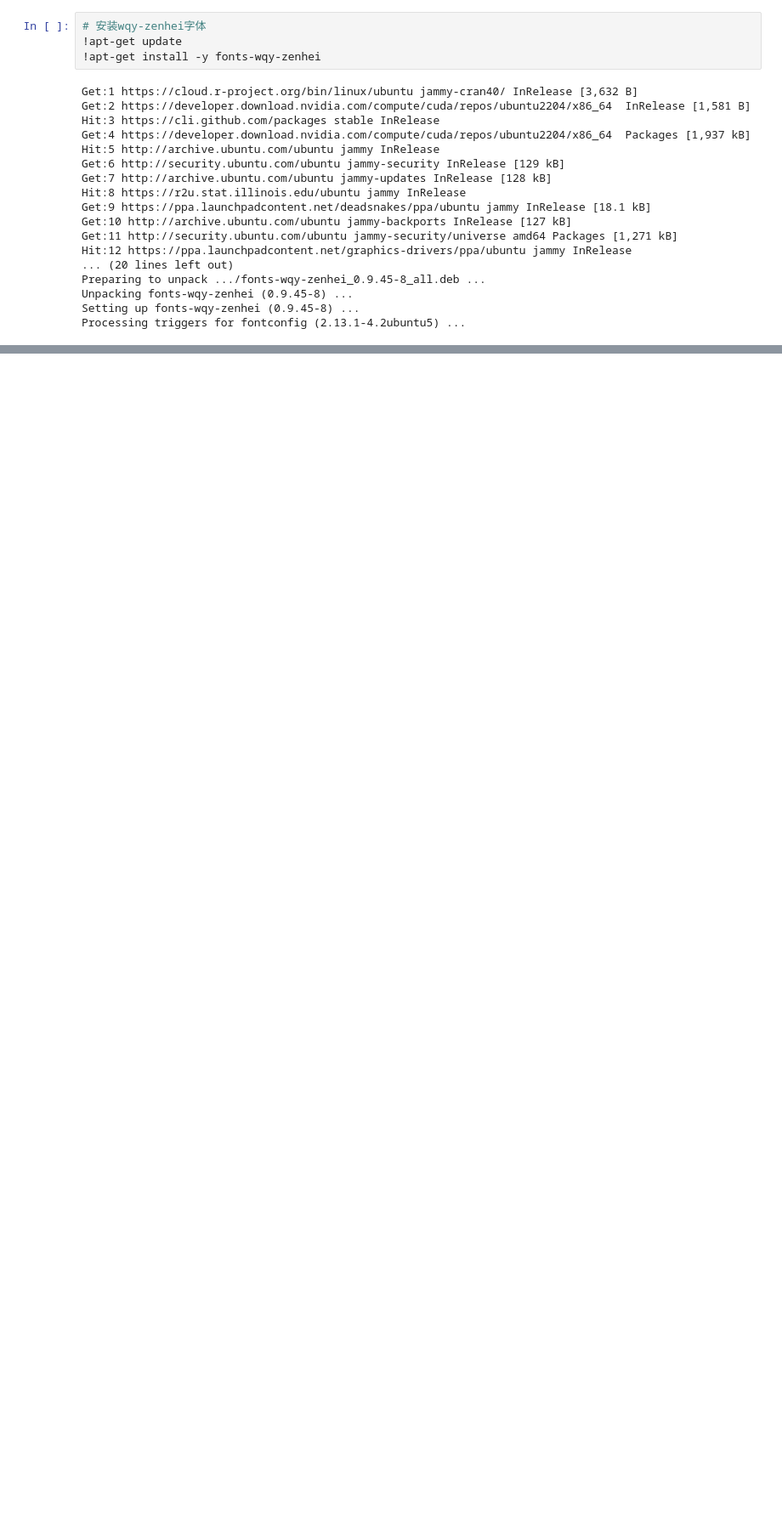
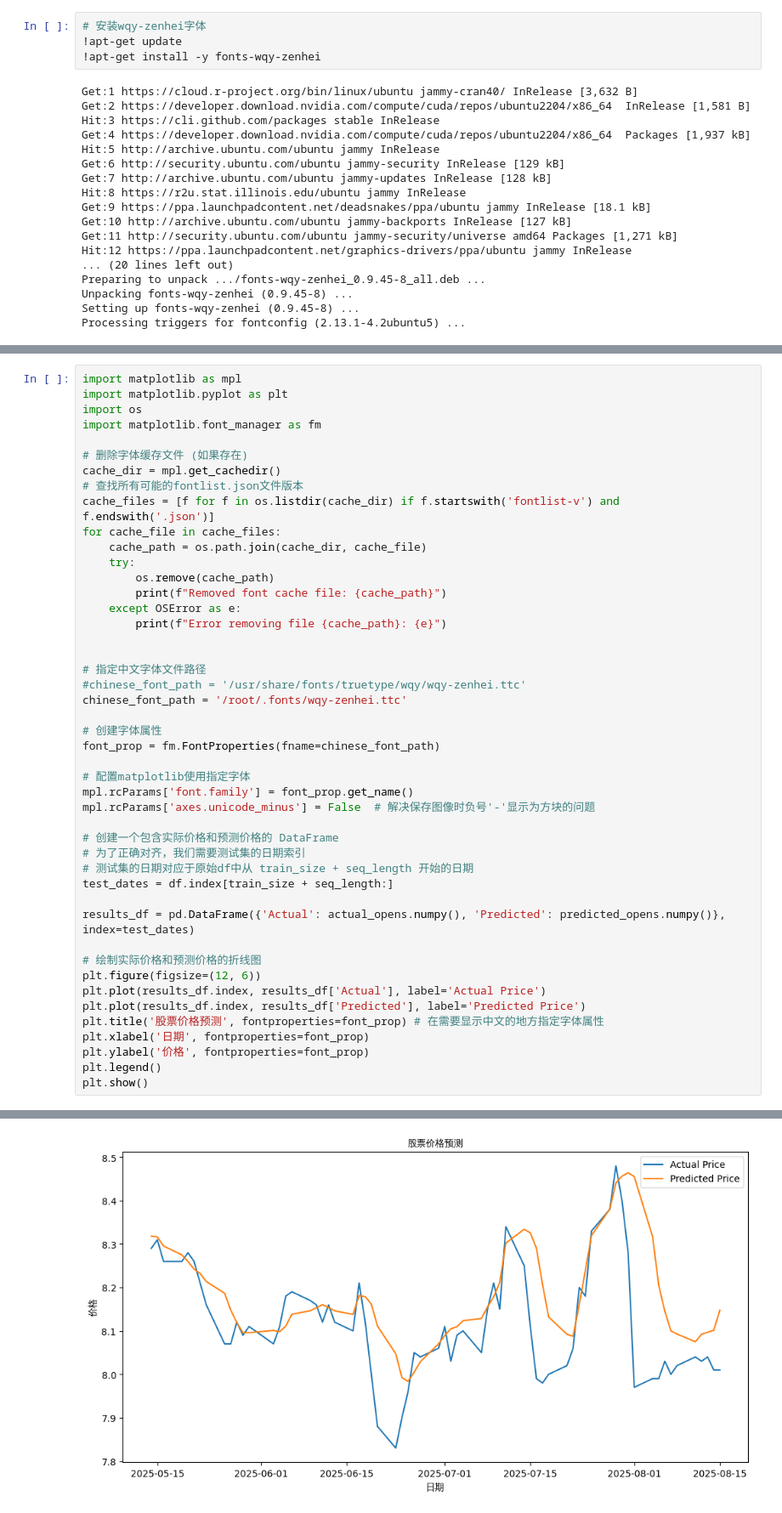
Before and after one commit to bonly/AI, a Jupyter notebook: train_torch.ipynb, the cells around one changed output, grey strips where cells are left out. Shown: that part at 85% size. Drawn from its saved outputs; the diff is of its cells as text; blank space fills up the shorter version.

```diff
--- a/train_torch.ipynb
+++ b/train_torch.ipynb
@@ -397,0 +415,47 @@ AttributeError: module 'matplotlib.font_manager' has no attribute '_rebuild'
+# %%
+import matplotlib as mpl
+import matplotlib.pyplot as plt
+import os
+import matplotlib.font_manager as fm
+
+# 删除字体缓存文件 (如果存在)
+cache_dir = mpl.get_cachedir()
+# 查找所有可能的fontlist.json文件版本
+cache_files = [f for f in os.listdir(cache_dir) if f.startswith('fontlist-v') and f.endswith('.json')]
+for cache_file in cache_files:
+    cache_path = os.path.join(cache_dir, cache_file)
+    try:
+        os.remove(cache_path)
+        print(f"Removed font cache file: {cache_path}")
+    except OSError as e:
+        print(f"Error removing file {cache_path}: {e}")
+
+
+# 指定中文字体文件路径
+#chinese_font_path = '/usr/share/fonts/truetype/wqy/wqy-zenhei.ttc'
+chinese_font_path = '/root/.fonts/wqy-zenhei.ttc'
+
+# 创建字体属性
+font_prop = fm.FontProperties(fname=chinese_font_path)
+
+# 配置matplotlib使用指定字体
+mpl.rcParams['font.family'] = font_prop.get_name()
+mpl.rcParams['axes.unicode_minus'] = False  # 解决保存图像时负号'-'显示为方块的问题
+
+# 创建一个包含实际价格和预测价格的 DataFrame
+# 为了正确对齐，我们需要测试集的日期索引
+# 测试集的日期对应于原始df中从 train_size + seq_length 开始的日期
+test_dates = df.index[train_size + seq_length:]
+
+results_df = pd.DataFrame({'Actual': actual_opens.numpy(), 'Predicted': predicted_opens.numpy()}, index=test_dates)
+
+# 绘制实际价格和预测价格的折线图
+plt.figure(figsize=(12, 6))
+plt.plot(results_df.index, results_df['Actual'], label='Actual Price')
+plt.plot(results_df.index, results_df['Predicted'], label='Predicted Price')
+plt.title('股票价格预测', fontproperties=font_prop) # 在需要显示中文的地方指定字体属性
+plt.xlabel('日期', fontproperties=font_prop)
+plt.ylabel('价格', fontproperties=font_prop)
+plt.legend()
+plt.show()
+# %% [output]
@@ -398,3 +479,4 @@ AttributeError: module 'matplotlib.font_manager' has no attribute '_rebuild'
+[figure, added]
 # %%
 import matplotlib as mpl
 import matplotlib.pyplot as plt
```
Also changed, not shown: parts of 12 cells of this notebook.
